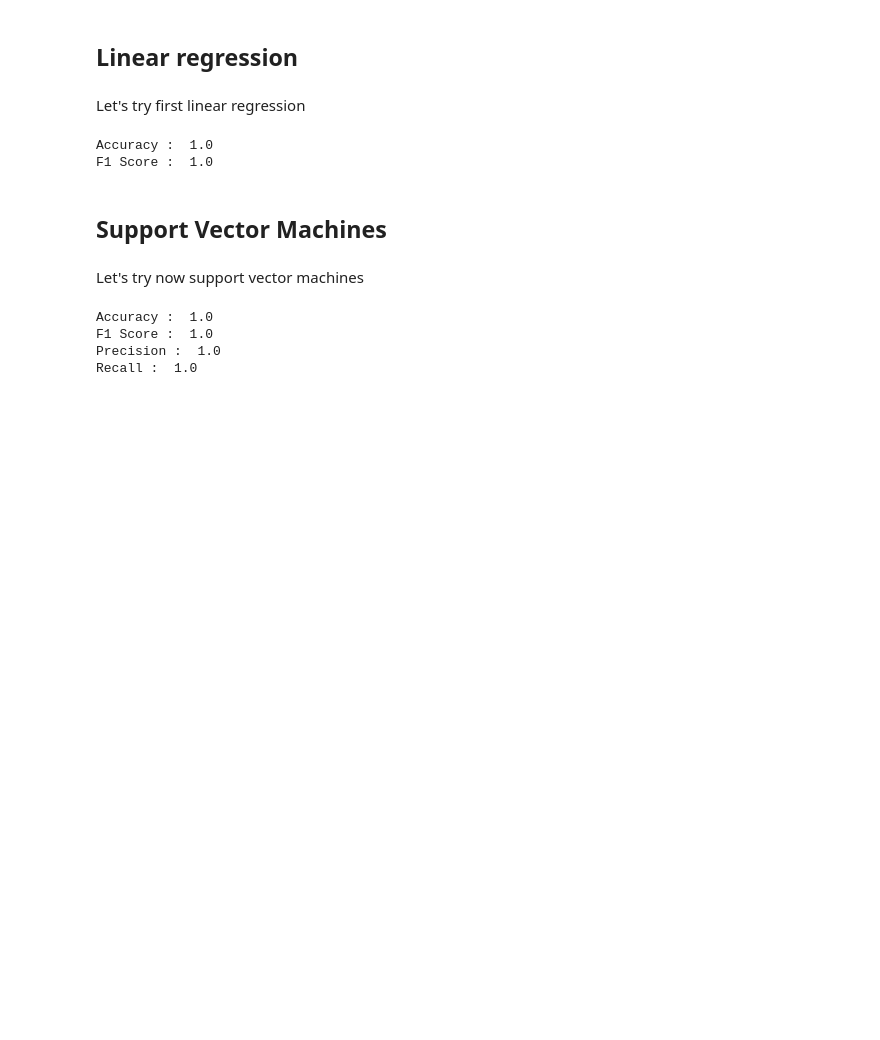
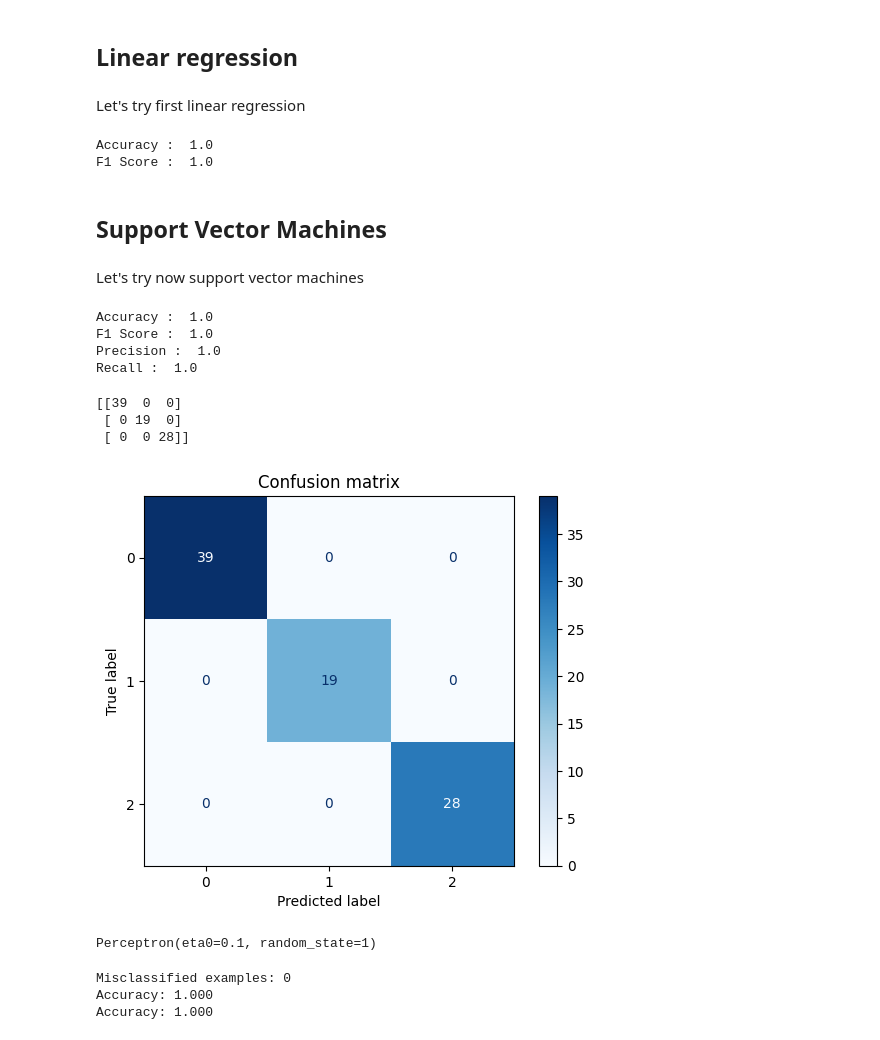
Before and after one commit to captain-bender/machine_learning_notebooks, a Jupyter notebook: workshop.ipynb, the cells around one changed output. Saved outputs shown, nothing was run; the diff lists cells and outputs as text; code cells hidden in the pictures; blank space fills up the shorter version.

```diff
--- a/workshop.ipynb
+++ b/workshop.ipynb
@@ -323,3 +357,44 @@ Accuracy :  1.0
 F1 Score :  1.0
 Precision :  1.0
 Recall :  1.0
+# %%
+from sklearn.metrics import ConfusionMatrixDisplay
+import matplotlib.pyplot as plt
+
+class_names = np.unique(Y_test)
+
+disp = ConfusionMatrixDisplay.from_estimator(
+        svc,
+        X_test,
+        Y_test,
+        display_labels=class_names,
+        cmap=plt.cm.Blues,
+    )
+disp.ax_.set_title("Confusion matrix")
+
+print(disp.confusion_matrix)
+
+plt.show()
+# %% [output]
+[[39  0  0]
+ [ 0 19  0]
+ [ 0  0 28]]
+[figure, added]
+# %%
+from sklearn.linear_model import Perceptron
+
+ppn = Perceptron(eta0=0.1, random_state=1)
+ppn.fit(X_train, Y_train)
+# %% [output]
+Perceptron(eta0=0.1, random_state=1)
+# %%
+from sklearn.metrics import accuracy_score
+
+Y_pred = ppn.predict(X_test)
+print('Misclassified examples: %d' % (Y_test != Y_pred).sum())
+print('Accuracy: %.3f' % accuracy_score(Y_test, Y_pred))
+print('Accuracy: %.3f' % ppn.score(X_test, Y_test))
+# %% [output]
+Misclassified examples: 0
+Accuracy: 1.000
+Accuracy: 1.000
```
Also changed, not shown: parts of 11 cells of this notebook.
